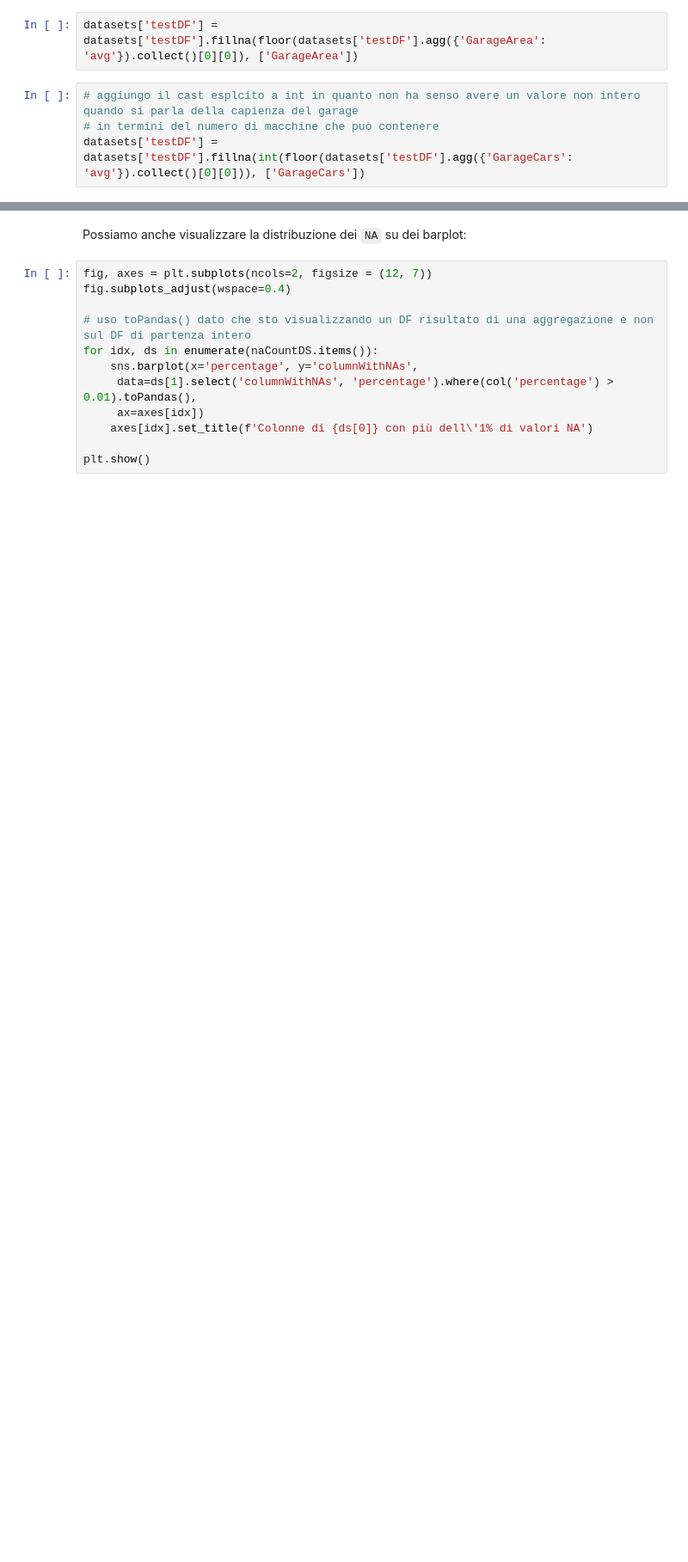
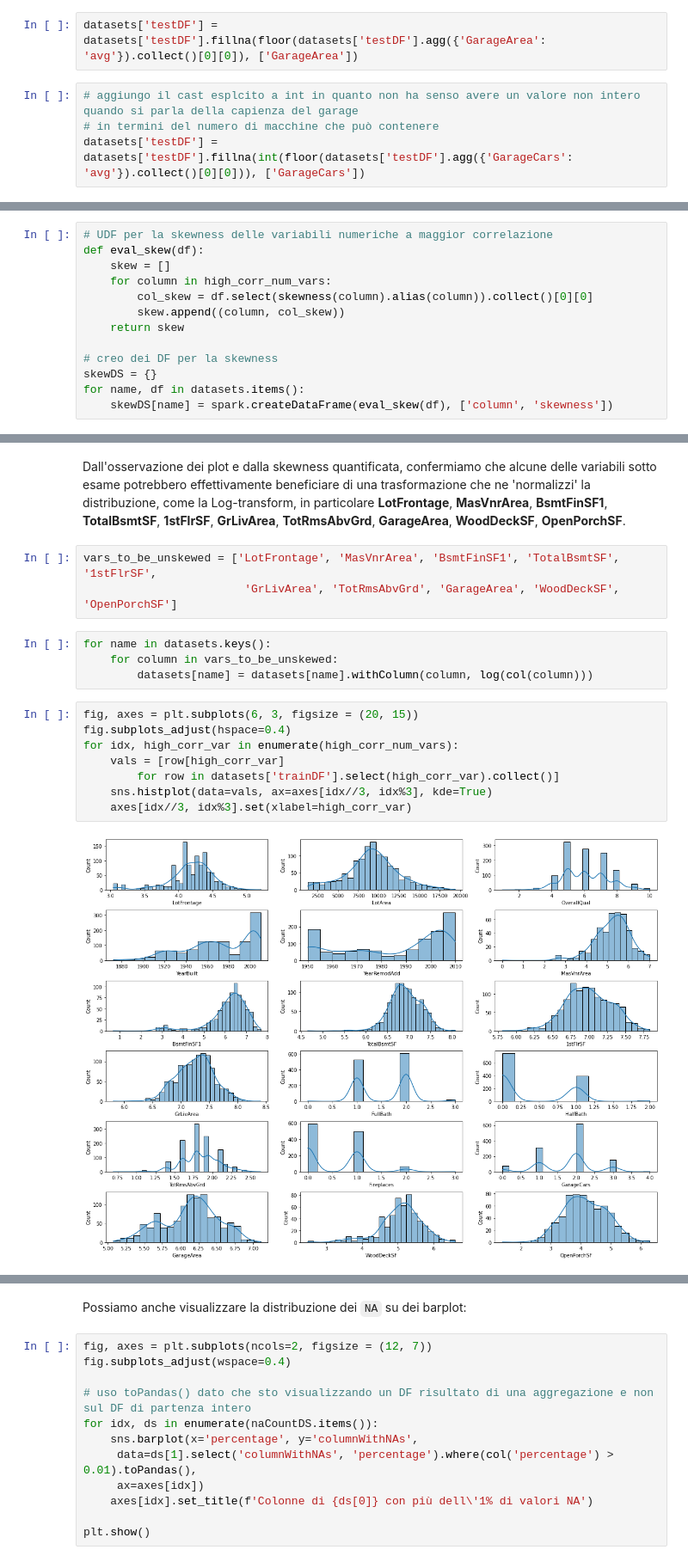
Before and after one commit to salvatorezam/House-Prices---Advanced-Regression-Techniques, a Jupyter notebook: house_prices_zammuto.ipynb, the cells around one changed output, grey strips where cells are left out. Shown at 86% size. Drawn from its saved outputs; the diff is of its cells as text; blank space fills up the shorter version.

```diff
--- a/house_prices_zammuto.ipynb
+++ b/house_prices_zammuto.ipynb
@@ -657,0 +676,13 @@ datasets['testDF'] = datasets['testDF'].fillna(int(floor(datasets['testDF'].agg(
+# %%
+# UDF per la skewness delle variabili numeriche a maggior correlazione
+def eval_skew(df):
+    skew = []
+    for column in high_corr_num_vars:
+        col_skew = df.select(skewness(column).alias(column)).collect()[0][0]
+        skew.append((column, col_skew))
+    return skew
+
+# creo dei DF per la skewness
+skewDS = {}
+for name, df in datasets.items():
+    skewDS[name] = spark.createDataFrame(eval_skew(df), ['column', 'skewness'])
@@ -657,0 +729,19 @@ datasets['testDF'] = datasets['testDF'].fillna(int(floor(datasets['testDF'].agg(
+# %% [markdown]
+Dall'osservazione dei plot e dalla skewness quantificata, confermiamo che alcune delle variabili sotto esame potrebbero effettivamente beneficiare di una trasformazione che ne 'normalizzi' la distribuzione, come la Log-transform, in particolare **LotFrontage**, **MasVnrArea**, **BsmtFinSF1**, **TotalBsmtSF**, **1stFlrSF**, **GrLivArea**, **TotRmsAbvGrd**, **GarageArea**, **WoodDeckSF**, **OpenPorchSF**.
+# %%
+vars_to_be_unskewed = ['LotFrontage', 'MasVnrArea', 'BsmtFinSF1', 'TotalBsmtSF', '1stFlrSF',
+                        'GrLivArea', 'TotRmsAbvGrd', 'GarageArea', 'WoodDeckSF', 'OpenPorchSF']
+# %%
+for name in datasets.keys():
+    for column in vars_to_be_unskewed:
+        datasets[name] = datasets[name].withColumn(column, log(col(column)))
+# %%
+fig, axes = plt.subplots(6, 3, figsize = (20, 15))
+fig.subplots_adjust(hspace=0.4)
+for idx, high_corr_var in enumerate(high_corr_num_vars):
+    vals = [row[high_corr_var]
+        for row in datasets['trainDF'].select(high_corr_var).collect()]
+    sns.histplot(data=vals, ax=axes[idx//3, idx%3], kde=True)
+    axes[idx//3, idx%3].set(xlabel=high_corr_var)
+# %% [output]
+[figure, added]
```
Also changed, not shown: parts of 17 cells of this notebook.
